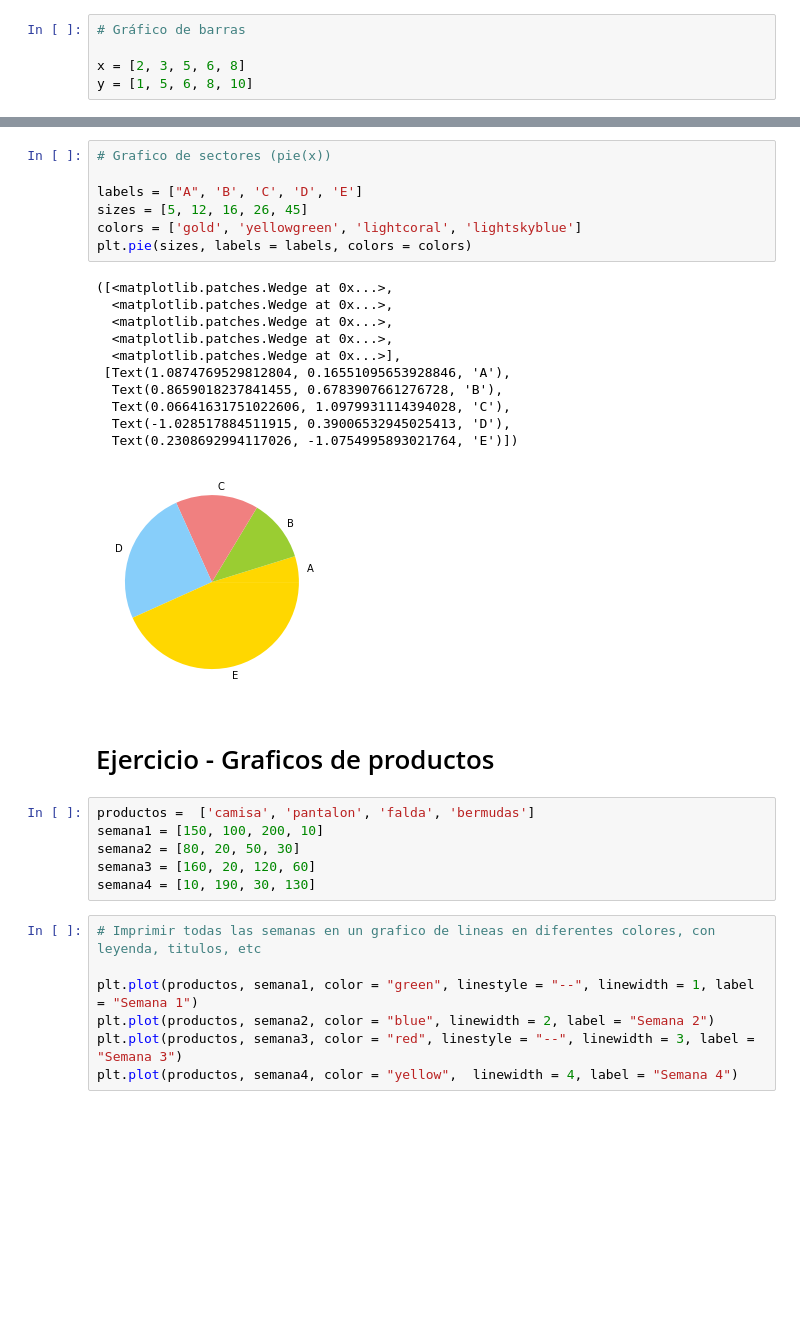
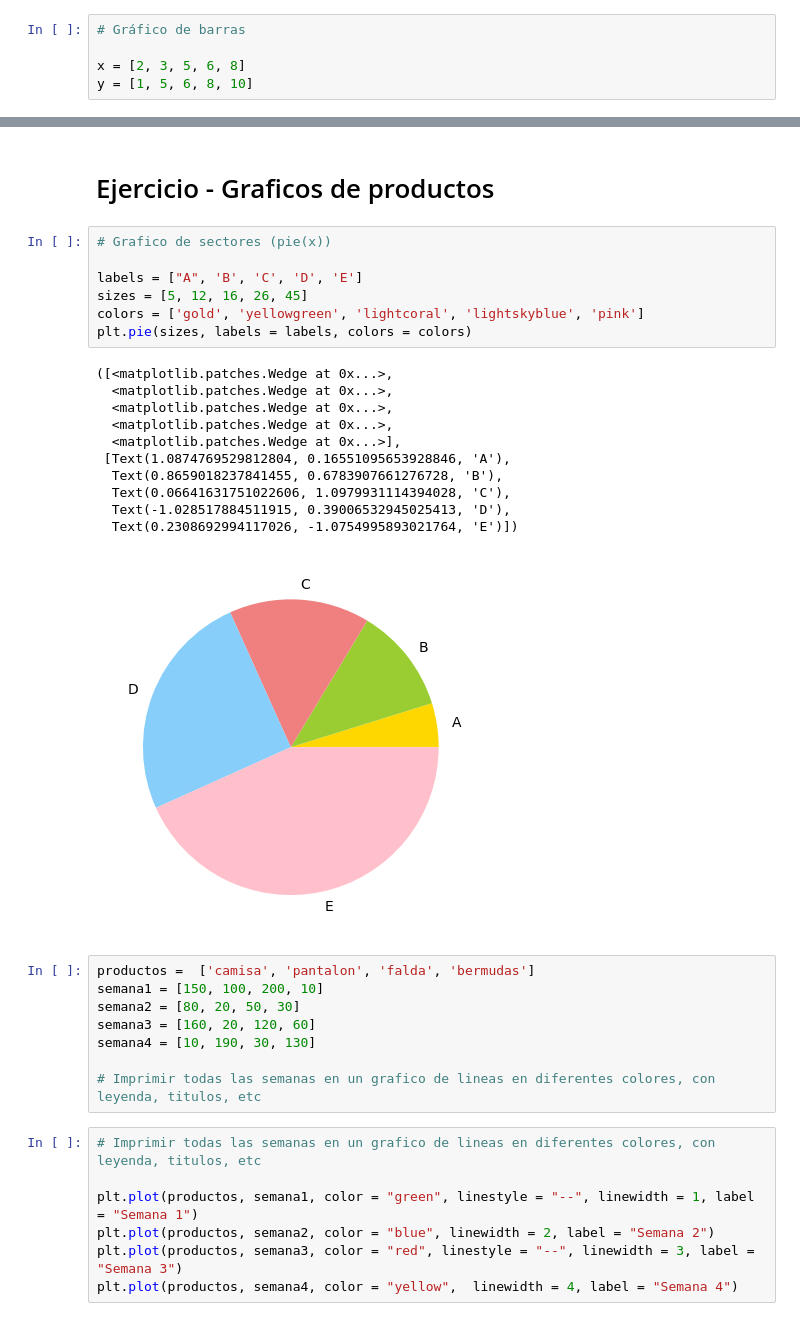
Before and after one commit to evamanriquesz/pythonCampus, a Jupyter notebook: Jueves.ipynb, the cells around one changed output, grey strips where cells are left out. Saved outputs shown, nothing was run; the diff lists cells and outputs as text; blank space fills up the shorter version.

```diff
--- a/Jueves.ipynb
+++ b/Jueves.ipynb
@@ -82,30 +82,32 @@ plt.bar(x, y, width = 0.1)
-# %%
-# Grafico de sectores (pie(x))
-
-labels = ["A", 'B', 'C', 'D', 'E']
-sizes = [5, 12, 16, 26, 45]
-colors = ['gold', 'yellowgreen', 'lightcoral', 'lightskyblue']
-plt.pie(sizes, labels = labels, colors = colors)
-# %% [output]
-([<matplotlib.patches.Wedge at 0x...>,
-  <matplotlib.patches.Wedge at 0x...>,
-  <matplotlib.patches.Wedge at 0x...>,
-  <matplotlib.patches.Wedge at 0x...>,
-  <matplotlib.patches.Wedge at 0x...>],
- [Text(1.0874769529812804, 0.16551095653928846, 'A'),
-  Text(0.8659018237841455, 0.6783907661276728, 'B'),
-  Text(0.06641631751022606, 1.0979931114394028, 'C'),
-  Text(-1.028517884511915, 0.39006532945025413, 'D'),
-  Text(0.2308692994117026, -1.0754995893021764, 'E')])
-[figure, removed]
 # %% [markdown]
 # Ejercicio - Graficos de productos
+# %%
+# Grafico de sectores (pie(x))
+
+labels = ["A", 'B', 'C', 'D', 'E']
+sizes = [5, 12, 16, 26, 45]
+colors = ['gold', 'yellowgreen', 'lightcoral', 'lightskyblue', 'pink']
+plt.pie(sizes, labels = labels, colors = colors)
+# %% [output]
+([<matplotlib.patches.Wedge at 0x...>,
+  <matplotlib.patches.Wedge at 0x...>,
+  <matplotlib.patches.Wedge at 0x...>,
+  <matplotlib.patches.Wedge at 0x...>,
+  <matplotlib.patches.Wedge at 0x...>],
+ [Text(1.0874769529812804, 0.16551095653928846, 'A'),
+  Text(0.8659018237841455, 0.6783907661276728, 'B'),
+  Text(0.06641631751022606, 1.0979931114394028, 'C'),
+  Text(-1.028517884511915, 0.39006532945025413, 'D'),
+  Text(0.2308692994117026, -1.0754995893021764, 'E')])
+[figure, added]
 # %%
 productos =  ['camisa', 'pantalon', 'falda', 'bermudas']
 semana1 = [150, 100, 200, 10]
 semana2 = [80, 20, 50, 30]
 semana3 = [160, 20, 120, 60]
 semana4 = [10, 190, 30, 130]
+
+# Imprimir todas las semanas en un grafico de lineas en diferentes colores, con leyenda, titulos, etc
 # %%
 # Imprimir todas las semanas en un grafico de lineas en diferentes colores, con leyenda, titulos, etc
 
```
Also changed, not shown: parts of 16 cells of this notebook, 1 other file.
